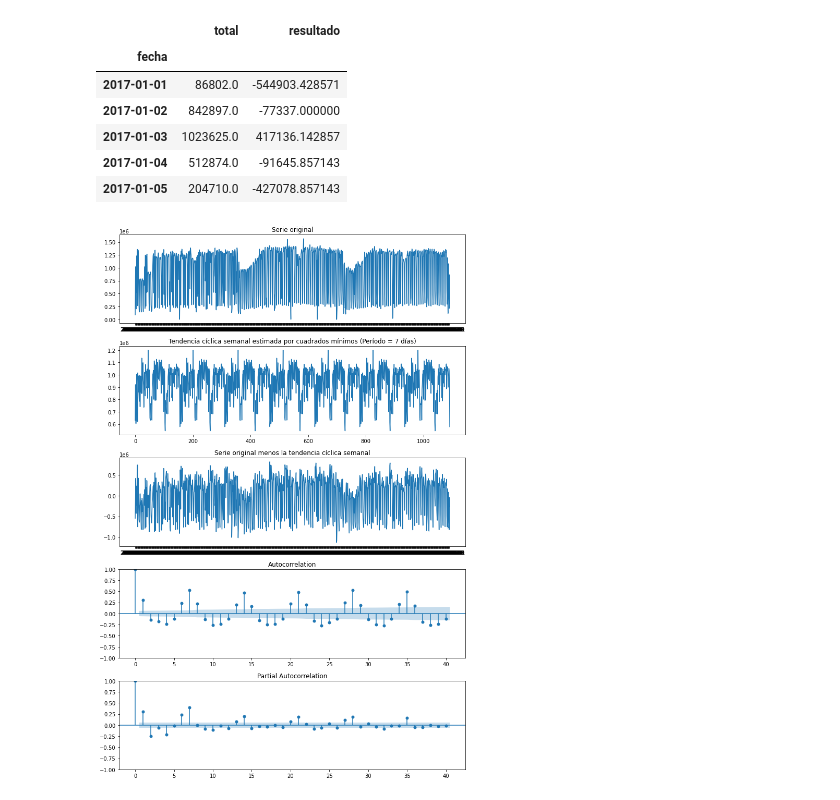
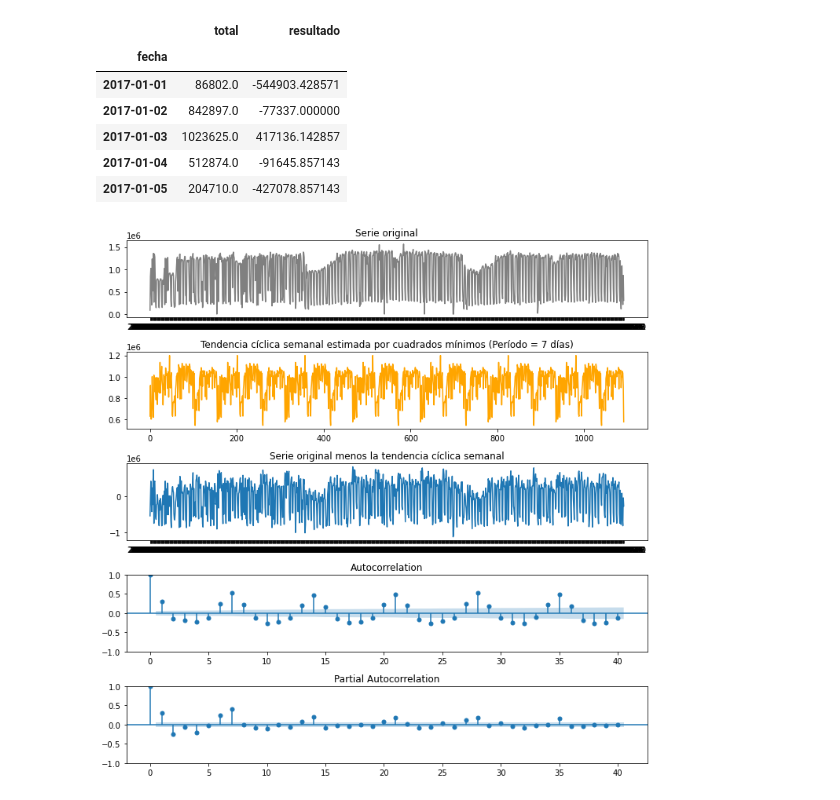
Before and after one commit to arigarmendia/Time-Series, a Jupyter notebook: TP/04-Analisis_de_Tendencia.ipynb, the cells around one changed output. Cells and saved outputs as stored; diff of their text form; code cells hidden in the pictures.

```diff
--- a/TP/04-Analisis_de_Tendencia.ipynb
+++ b/TP/04-Analisis_de_Tendencia.ipynb
@@ -47,16 +47,16 @@ de_trend.head()
 | 2017-01-04 | 512874.0 | -91645.857143 |
 | 2017-01-05 | 204710.0 | -427078.857143 |
 # %%
-fig, ax = plt.subplots(5,1,figsize=(10,15))
-ax[0].plot(molinetes)
+fig, ax = plt.subplots(5,1,figsize=(10,10))
+ax[0].plot(molinetes, color='gray')
 ax[0].set_title('Serie original')
-ax[1].plot(trend.Mean)
+ax[1].plot(trend.Mean, color='orange')
 ax[1].set_title('Tendencia cíclica semanal estimada por cuadrados mínimos (Período = 7 días)')
 ax[2].plot(de_trend.resultado)
 ax[2].set_title('Serie original menos la tendencia cíclica semanal')
 sm.graphics.tsa.plot_acf(de_trend.resultado, lags=40, ax=ax[3])
 sm.graphics.tsa.plot_pacf(de_trend.resultado, method='ywm', lags=40, ax=ax[4])
 plt.tight_layout()
 plt.show()
 # %% [output]
-[figure, old version]
+[figure, new version]
```
Also changed, not shown: 3 other files.
